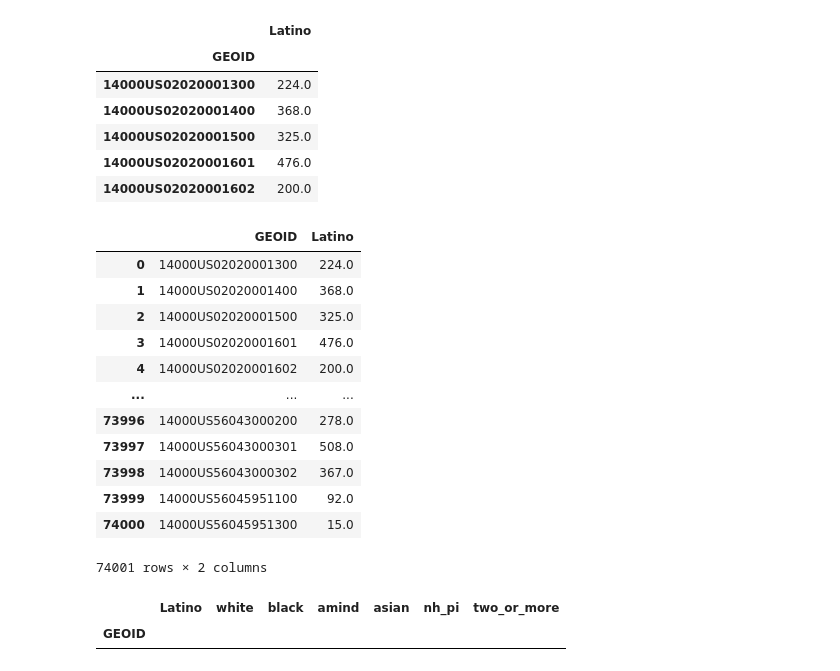
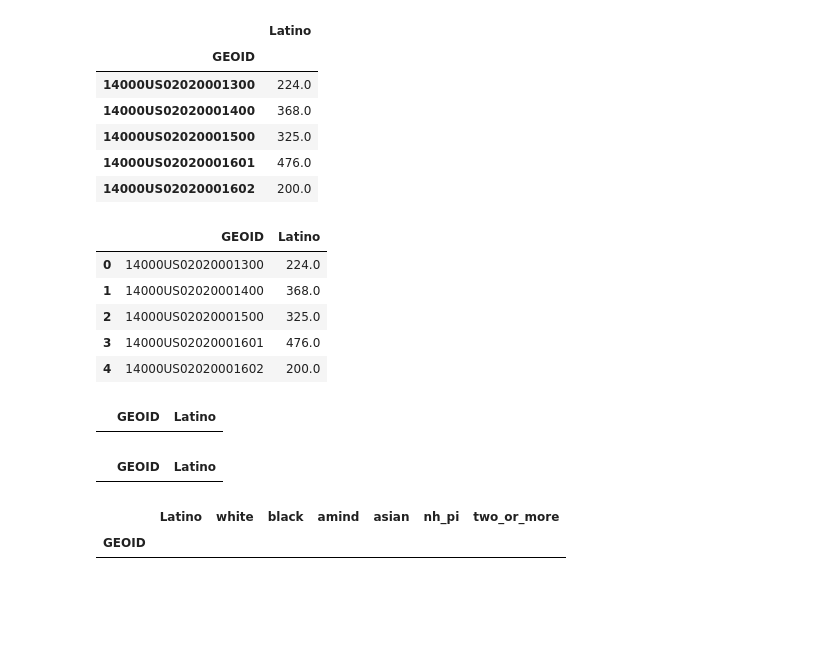
Before and after one commit to nnasr001/PBPL280S21Project1, a Jupyter notebook: Race_tracts-Copy1.ipynb, the cells around one changed output. Drawn from its saved outputs; the diff is of its cells as text; code cells hidden in the pictures; blank space fills up the shorter version.

```diff
--- a/Race_tracts-Copy1.ipynb
+++ b/Race_tracts-Copy1.ipynb
@@ -163,19 +217,30 @@ latino.head()
+# %%
+latino.reset_index(level=0,inplace=True)
+# %%
+latino.head()
+# %% [output]
+|  | GEOID | Latino |
+| 0 | 14000US02020001300 | 224.0 |
+| 1 | 14000US02020001400 | 368.0 |
+| 2 | 14000US02020001500 | 325.0 |
+| 3 | 14000US02020001601 | 476.0 |
+| 4 | 14000US02020001602 | 200.0 |
+# %%
+latino = latino[latino.GEOID.str.startswith('15000US06')]
+
+
+14000US02020001300
+15000US021980001003
+# %%
+latino.head()
+# %% [output]
+|  | GEOID | Latino |
+# %%
+latino['GEOID'] = [v[7:] for v in latino.GEOID.values]
 # %%
-latino.reset_index()
+latino
 # %% [output]
 |  | GEOID | Latino |
-| 0 | 14000US02020001300 | 224.0 |
-| 1 | 14000US02020001400 | 368.0 |
-| 2 | 14000US02020001500 | 325.0 |
-| 3 | 14000US02020001601 | 476.0 |
-| 4 | 14000US02020001602 | 200.0 |
-| ... | ... | ... |
-| 73996 | 14000US56043000200 | 278.0 |
-| 73997 | 14000US56043000301 | 508.0 |
-| 73998 | 14000US56043000302 | 367.0 |
-| 73999 | 14000US56045951100 | 92.0 |
-| 74000 | 14000US56045951300 | 15.0 |
-74001 rows × 2 columns
 # %%
 racetracts=latino.merge(race_tracts,left_on="GEOID",right_on="GEOID")
 # %%
```
Also changed, not shown: parts of 23 cells of this notebook.
